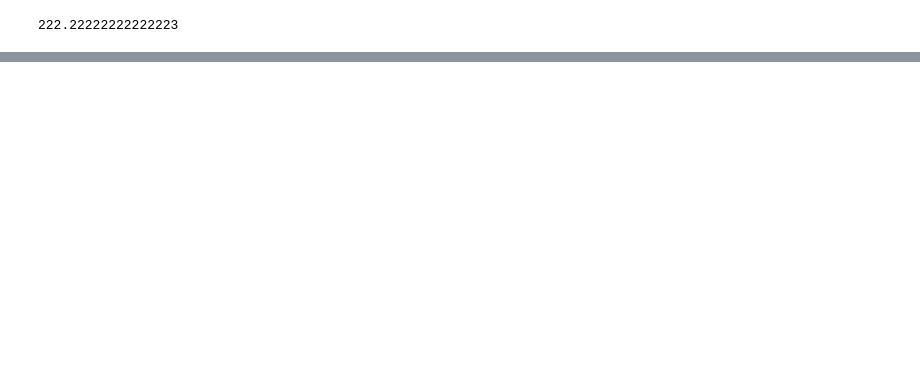
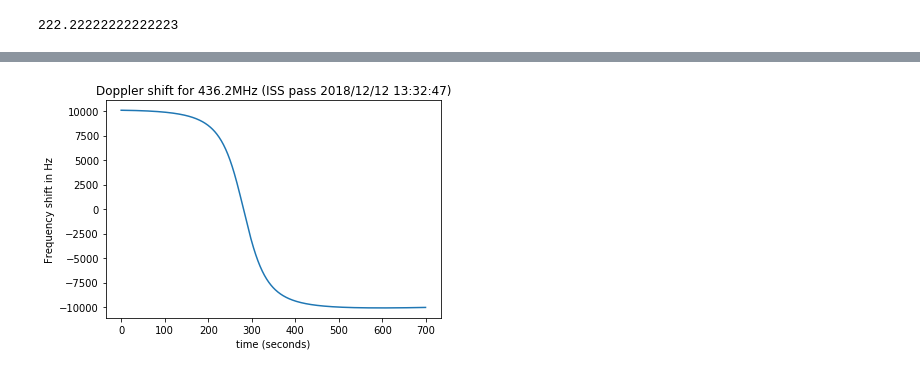
Before and after one commit to tanvirulz/clockSyncLEO, a Jupyter notebook: DopplerShiftLEO.ipynb, the cells around one changed output, grey strips where cells are left out. Cells and saved outputs as stored; diff of their text form; code cells hidden in the pictures; blank space fills up the shorter version.

```diff
--- a/DopplerShiftLEO.ipynb
+++ b/DopplerShiftLEO.ipynb
@@ -197,0 +225,27 @@ plt.show()
+# %%
+v_list = []
+t_list = []
+alt_list = []
+for i in range (700):
+    d_time = ephem.Date(start_time + (ephem.second * i  ) )
+    my_loc.date = d_time
+    my_sat.compute(my_loc)
+    v_list.append(my_sat.range_velocity)
+    t_list.append(d_time)
+    alt_list.append(my_sat.alt)
+# %%
+f436 = 436.2e6
+df436_list = []
+nt_list = [(x - start_time)*24*60*60 for x in t_list]
+for dv in v_list:
+    df = -(dv /ephem.c) * f436
+    df436_list.append(df)
+# %%
+plt.plot(nt_list,df436_list, label="436.2MHz")
+plt.title('Doppler shift for 436.2MHz (ISS pass 2018/12/12 13:32:47)')
+plt.xlabel("time (seconds)")
+plt.ylabel('Frequency shift in Hz')
+plt.savefig("DopplerShiftISS436.png")
+plt.show()
+# %% [output]
+[figure, added]
```
Also changed, not shown: parts of 12 cells of this notebook, 2 other files.
